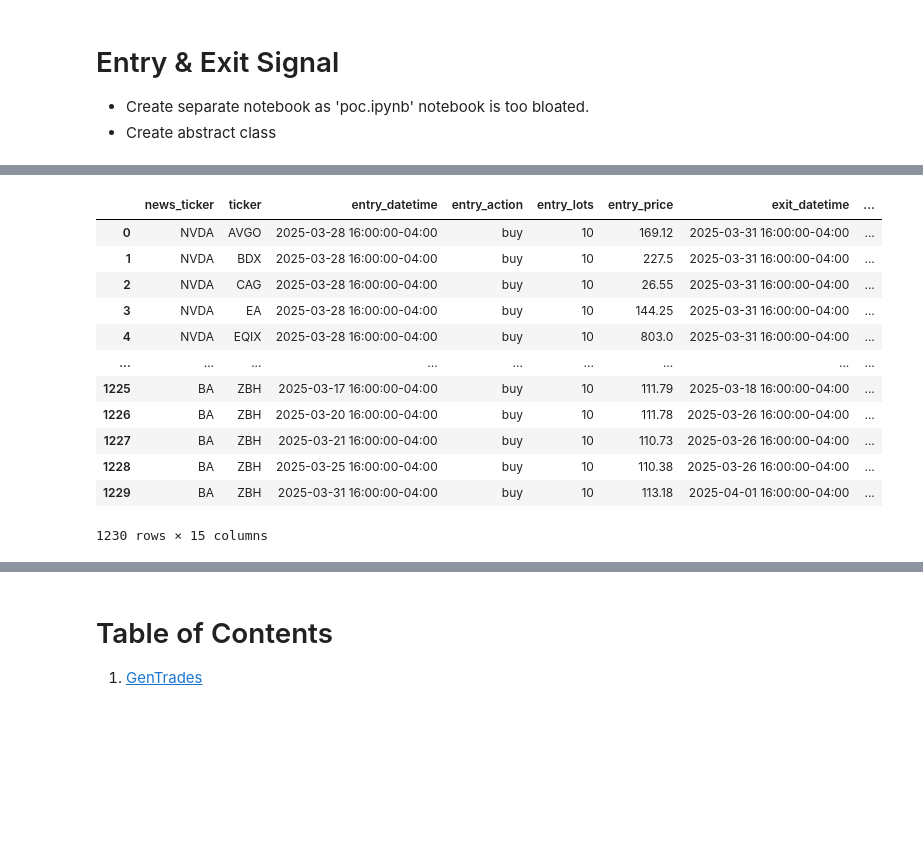
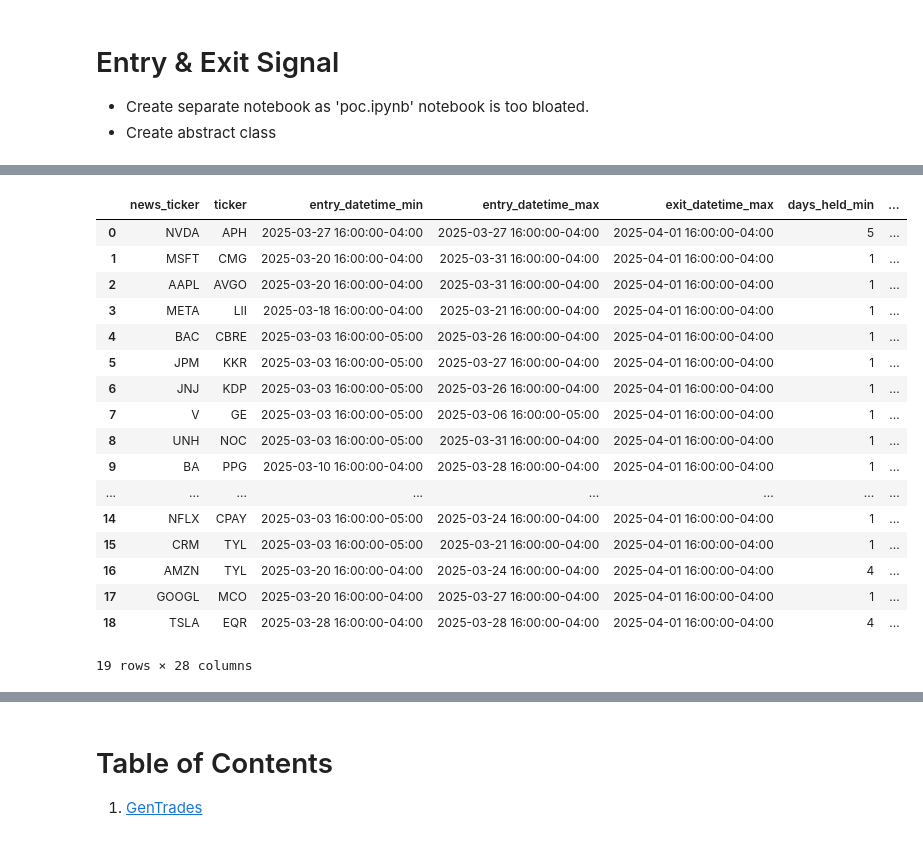
Before and after one commit to CKAbundant/sentiment, a Jupyter notebook: signal.ipynb, the cells around one changed output, grey strips where cells are left out. Saved outputs shown, nothing was run; the diff lists cells and outputs as text; code cells hidden in the pictures; blank space fills up the shorter version.

```diff
--- a/signal.ipynb
+++ b/signal.ipynb
@@ -29,0 +34,3 @@ from src.strategy.base.stock_trade import StockTrade
+# %%
+cfg = utils.load_config()
+cfg.single
@@ -29,0 +39,8 @@ from src.strategy.base.stock_trade import StockTrade
+# %%
+model_dir = f"{cfg.path.data_dir}/{cfg.date}/{cfg.single.entry_type}_{cfg.single.entry_struct}_{cfg.single.exit_struct}_{cfg.single.stop_method}/{cfg.single.hf_model}_{cfg.single.coint_corr_fn}_{cfg.single.period}"
+
+results = utils.load_csv(
+    f"{model_dir}/trade_results.csv",
+    tz="America/New_York",
+)
+results
@@ -30,7 +61,7 @@ from src.strategy.base.stock_trade import StockTrade
 # %%
-a = utils.load_csv(
-    "./data/2025-04-01/long_multiple_take_all_no_stop/ziweichen_coint_5/trade_results.csv",
+breakdown = utils.load_csv(
+    f"{model_dir}/breakdown_summary.csv",
     tz="America/New_York",
 )
-a
+breakdown
 # %% [output]
@@ -72,20 +81,25 @@ Timestamp('2025-03-28 16:00:00-0400', tz='America/New_York')
 # %%
-results = utils.load_csv(
-    "./data/2025-04-01/long_multiple_take_all_no_stop/ziweichen_coint_5/trade_results.csv",
+top_n = utils.load_csv(
+    f"{model_dir}/top_ticker_pairs.csv",
     tz="America/New_York",
 )
-results
+top_n
 # %% [output]
-|  | news_ticker | ticker | entry_datetime | entry_action | entry_lots | entry_price | exit_datetime | ... |
-| 0 | NVDA | AVGO | 2025-03-28 16:00:00-04:00 | buy | 10 | 169.12 | 2025-03-31 16:00:00-04:00 | ... |
-| 1 | NVDA | BDX | 2025-03-28 16:00:00-04:00 | buy | 10 | 227.5 | 2025-03-31 16:00:00-04:00 | ... |
-| 2 | NVDA | CAG | 2025-03-28 16:00:00-04:00 | buy | 10 | 26.55 | 2025-03-31 16:00:00-04:00 | ... |
-| 3 | NVDA | EA | 2025-03-28 16:00:00-04:00 | buy | 10 | 144.25 | 2025-03-31 16:00:00-04:00 | ... |
-| 4 | NVDA | EQIX | 2025-03-28 16:00:00-04:00 | buy | 10 | 803.0 | 2025-03-31 16:00:00-04:00 | ... |
-| ... | ... | ... | ... | ... | ... | ... | ... | ... |
-| 1225 | BA | ZBH | 2025-03-17 16:00:00-04:00 | buy | 10 | 111.79 | 2025-03-18 16:00:00-04:00 | ... |
-| 1226 | BA | ZBH | 2025-03-20 16:00:00-04:00 | buy | 10 | 111.78 | 2025-03-26 16:00:00-04:00 | ... |
-| 1227 | BA | ZBH | 2025-03-21 16:00:00-04:00 | buy | 10 | 110.73 | 2025-03-26 16:00:00-04:00 | ... |
-| 1228 | BA | ZBH | 2025-03-25 16:00:00-04:00 | buy | 10 | 110.38 | 2025-03-26 16:00:00-04:00 | ... |
-| 1229 | BA | ZBH | 2025-03-31 16:00:00-04:00 | buy | 10 | 113.18 | 2025-04-01 16:00:00-04:00 | ... |
+|  | news_ticker | ticker | entry_datetime_min | entry_datetime_max | exit_datetime_max | days_held_min | ... |
+| 0 | NVDA | APH | 2025-03-27 16:00:00-04:00 | 2025-03-27 16:00:00-04:00 | 2025-04-01 16:00:00-04:00 | 5 | ... |
+| 1 | MSFT | CMG | 2025-03-20 16:00:00-04:00 | 2025-03-31 16:00:00-04:00 | 2025-04-01 16:00:00-04:00 | 1 | ... |
+| 2 | AAPL | AVGO | 2025-03-20 16:00:00-04:00 | 2025-03-31 16:00:00-04:00 | 2025-04-01 16:00:00-04:00 | 1 | ... |
+| 3 | META | LII | 2025-03-18 16:00:00-04:00 | 2025-03-21 16:00:00-04:00 | 2025-04-01 16:00:00-04:00 | 1 | ... |
+| 4 | BAC | CBRE | 2025-03-03 16:00:00-05:00 | 2025-03-26 16:00:00-04:00 | 2025-04-01 16:00:00-04:00 | 1 | ... |
+| 5 | JPM | KKR | 2025-03-03 16:00:00-05:00 | 2025-03-27 16:00:00-04:00 | 2025-04-01 16:00:00-04:00 | 1 | ... |
+| 6 | JNJ | KDP | 2025-03-03 16:00:00-05:00 | 2025-03-26 16:00:00-04:00 | 2025-04-01 16:00:00-04:00 | 1 | ... |
+| 7 | V | GE | 2025-03-03 16:00:00-05:00 | 2025-03-06 16:00:00-05:00 | 2025-04-01 16:00:00-04:00 | 1 | ... |
+| 8 | UNH | NOC | 2025-03-03 16:00:00-05:00 | 2025-03-31 16:00:00-04:00 | 2025-04-01 16:00:00-04:00 | 1 | ... |
+| 9 | BA | PPG | 2025-03-10 16:00:00-04:00 | 2025-03-28 16:00:00-04:00 | 2025-04-01 16:00:00-04:00 | 1 | ... |
+| ... | ... | ... | ... | ... | ... | ... | ... |
+| 14 | NFLX | CPAY | 2025-03-03 16:00:00-05:00 | 2025-03-24 16:00:00-04:00 | 2025-04-01 16:00:00-04:00 | 1 | ... |
+| 15 | CRM | TYL | 2025-03-03 16:00:00-05:00 | 2025-03-21 16:00:00-04:00 | 2025-04-01 16:00:00-04:00 | 1 | ... |
+| 16 | AMZN | TYL | 2025-03-20 16:00:00-04:00 | 2025-03-24 16:00:00-04:00 | 2025-04-01 16:00:00-04:00 | 4 | ... |
+| 17 | GOOGL | MCO | 2025-03-20 16:00:00-04:00 | 2025-03-27 16:00:00-04:00 | 2025-04-01 16:00:00-04:00 | 1 | ... |
+| 18 | TSLA | EQR | 2025-03-28 16:00:00-04:00 | 2025-03-28 16:00:00-04:00 | 2025-04-01 16:00:00-04:00 | 4 | ... |
-1230 rows × 15 columns
+19 rows × 28 columns
```
Also changed, not shown: parts of 13 cells of this notebook, 5 other files.
